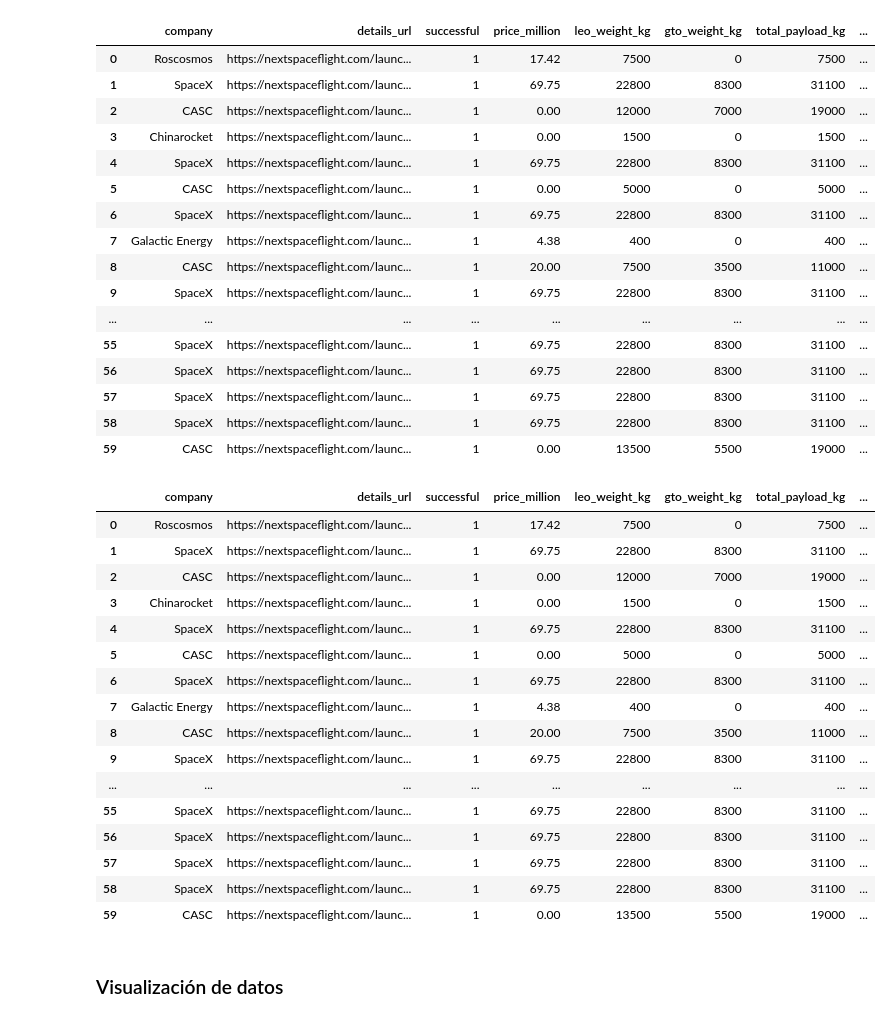
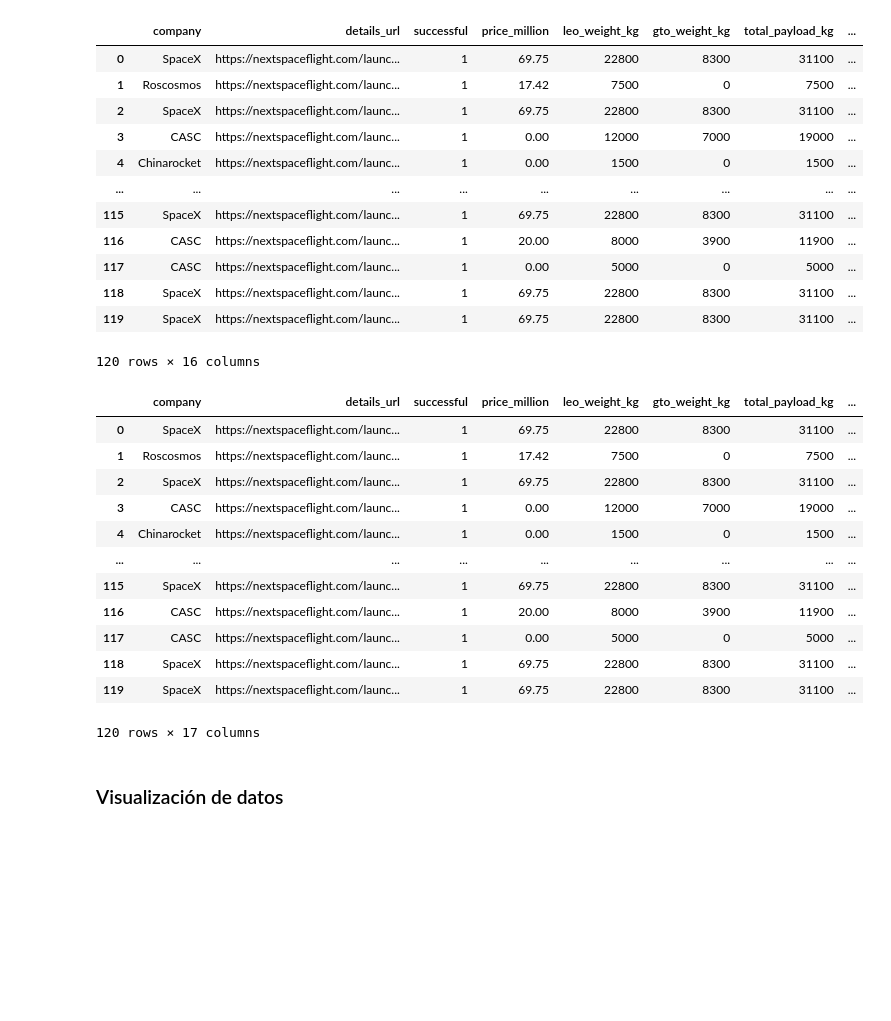
Before and after one commit to BaljeetTM/Tarea1_dataScience, a Jupyter notebook: Tarea1.ipynb, the cells around one changed output. Cells and saved outputs as stored; diff of their text form; code cells hidden in the pictures; blank space fills up the shorter version.

```diff
--- a/Tarea1.ipynb
+++ b/Tarea1.ipynb
@@ -9,7 +9,7 @@ from selenium.webdriver.chrome.options import Options
 import math
 # %%
 base_url = "https://nextspaceflight.com/launches/past/"
-last_page = 2
+last_page = 4
 # %%
 
 
@@ -195,45 +187,37 @@ df.drop(columns=["date", "cleaned_date"], inplace=True)
 df
 # %% [output]
 |  | company | details_url | successful | price_million | leo_weight_kg | gto_weight_kg | total_payload_kg | ... |
-| 0 | Roscosmos | https://nextspaceflight.com/launc... | 1 | 17.42 | 7500 | 0 | 7500 | ... |
-| 1 | SpaceX | https://nextspaceflight.com/launc... | 1 | 69.75 | 22800 | 8300 | 31100 | ... |
-| 2 | CASC | https://nextspaceflight.com/launc... | 1 | 0.00 | 12000 | 7000 | 19000 | ... |
-| 3 | Chinarocket | https://nextspaceflight.com/launc... | 1 | 0.00 | 1500 | 0 | 1500 | ... |
-| 4 | SpaceX | https://nextspaceflight.com/launc... | 1 | 69.75 | 22800 | 8300 | 31100 | ... |
-| 5 | CASC | https://nextspaceflight.com/launc... | 1 | 0.00 | 5000 | 0 | 5000 | ... |
-| 6 | SpaceX | https://nextspaceflight.com/launc... | 1 | 69.75 | 22800 | 8300 | 31100 | ... |
-| 7 | Galactic Energy | https://nextspaceflight.com/launc... | 1 | 4.38 | 400 | 0 | 400 | ... |
-| 8 | CASC | https://nextspaceflight.com/launc... | 1 | 20.00 | 7500 | 3500 | 11000 | ... |
-| 9 | SpaceX | https://nextspaceflight.com/launc... | 1 | 69.75 | 22800 | 8300 | 31100 | ... |
+| 0 | SpaceX | https://nextspaceflight.com/launc... | 1 | 69.75 | 22800 | 8300 | 31100 | ... |
+| 1 | Roscosmos | https://nextspaceflight.com/launc... | 1 | 17.42 | 7500 | 0 | 7500 | ... |
+| 2 | SpaceX | https://nextspaceflight.com/launc... | 1 | 69.75 | 22800 | 8300 | 31100 | ... |
+| 3 | CASC | https://nextspaceflight.com/launc... | 1 | 0.00 | 12000 | 7000 | 19000 | ... |
+| 4 | Chinarocket | https://nextspaceflight.com/launc... | 1 | 0.00 | 1500 | 0 | 1500 | ... |
 | ... | ... | ... | ... | ... | ... | ... | ... | ... |
-| 55 | SpaceX | https://nextspaceflight.com/launc... | 1 | 69.75 | 22800 | 8300 | 31100 | ... |
-| 56 | SpaceX | https://nextspaceflight.com/launc... | 1 | 69.75 | 22800 | 8300 | 31100 | ... |
-| 57 | SpaceX | https://nextspaceflight.com/launc... | 1 | 69.75 | 22800 | 8300 | 31100 | ... |
-| 58 | SpaceX | https://nextspaceflight.com/launc... | 1 | 69.75 | 22800 | 8300 | 31100 | ... |
-| 59 | CASC | https://nextspaceflight.com/launc... | 1 | 0.00 | 13500 | 5500 | 19000 | ... |
+| 115 | SpaceX | https://nextspaceflight.com/launc... | 1 | 69.75 | 22800 | 8300 | 31100 | ... |
+| 116 | CASC | https://nextspaceflight.com/launc... | 1 | 20.00 | 8000 | 3900 | 11900 | ... |
+| 117 | CASC | https://nextspaceflight.com/launc... | 1 | 0.00 | 5000 | 0 | 5000 | ... |
+| 118 | SpaceX | https://nextspaceflight.com/launc... | 1 | 69.75 | 22800 | 8300 | 31100 | ... |
+| 119 | SpaceX | https://nextspaceflight.com/launc... | 1 | 69.75 | 22800 | 8300 | 31100 | ... |
+120 rows × 16 columns
 # %%
 volumen_cohete = math.pi * (df["fairing_diameter_m"] / 2) ** 2 * df["rocket_height_m"]
 volumen_carenado = math.pi * (df["fairing_diameter_m"] / 2) ** 2 * df["fairing_height_m"] * (1/3)
-df["volumen_total_m3"] = volumen_cohete + volumen_carenado
+df["volume_total_m3"] = volumen_cohete + volumen_carenado
 df
 # %% [output]
 |  | company | details_url | successful | price_million | leo_weight_kg | gto_weight_kg | total_payload_kg | ... |
-| 0 | Roscosmos | https://nextspaceflight.com/launc... | 1 | 17.42 | 7500 | 0 | 7500 | ... |
-| 1 | SpaceX | https://nextspaceflight.com/launc... | 1 | 69.75 | 22800 | 8300 | 31100 | ... |
-| 2 | CASC | https://nextspaceflight.com/launc... | 1 | 0.00 | 12000 | 7000 | 19000 | ... |
-| 3 | Chinarocket | https://nextspaceflight.com/launc... | 1 | 0.00 | 1500 | 0 | 1500 | ... |
-| 4 | SpaceX | https://nextspaceflight.com/launc... | 1 | 69.75 | 22800 | 8300 | 31100 | ... |
-| 5 | CASC | https://nextspaceflight.com/launc... | 1 | 0.00 | 5000 | 0 | 5000 | ... |
-| 6 | SpaceX | https://nextspaceflight.com/launc... | 1 | 69.75 | 22800 | 8300 | 31100 | ... |
-| 7 | Galactic Energy | https://nextspaceflight.com/launc... | 1 | 4.38 | 400 | 0 | 400 | ... |
-| 8 | CASC | https://nextspaceflight.com/launc... | 1 | 20.00 | 7500 | 3500 | 11000 | ... |
-| 9 | SpaceX | https://nextspaceflight.com/launc... | 1 | 69.75 | 22800 | 8300 | 31100 | ... |
+| 0 | SpaceX | https://nextspaceflight.com/launc... | 1 | 69.75 | 22800 | 8300 | 31100 | ... |
+| 1 | Roscosmos | https://nextspaceflight.com/launc... | 1 | 17.42 | 7500 | 0 | 7500 | ... |
+| 2 | SpaceX | https://nextspaceflight.com/launc... | 1 | 69.75 | 22800 | 8300 | 31100 | ... |
+| 3 | CASC | https://nextspaceflight.com/launc... | 1 | 0.00 | 12000 | 7000 | 19000 | ... |
+| 4 | Chinarocket | https://nextspaceflight.com/launc... | 1 | 0.00 | 1500 | 0 | 1500 | ... |
 | ... | ... | ... | ... | ... | ... | ... | ... | ... |
-| 55 | SpaceX | https://nextspaceflight.com/launc... | 1 | 69.75 | 22800 | 8300 | 31100 | ... |
-| 56 | SpaceX | https://nextspaceflight.com/launc... | 1 | 69.75 | 22800 | 8300 | 31100 | ... |
-| 57 | SpaceX | https://nextspaceflight.com/launc... | 1 | 69.75 | 22800 | 8300 | 31100 | ... |
-| 58 | SpaceX | https://nextspaceflight.com/launc... | 1 | 69.75 | 22800 | 8300 | 31100 | ... |
-| 59 | CASC | https://nextspaceflight.com/launc... | 1 | 0.00 | 13500 | 5500 | 19000 | ... |
+| 115 | SpaceX | https://nextspaceflight.com/launc... | 1 | 69.75 | 22800 | 8300 | 31100 | ... |
+| 116 | CASC | https://nextspaceflight.com/launc... | 1 | 20.00 | 8000 | 3900 | 11900 | ... |
+| 117 | CASC | https://nextspaceflight.com/launc... | 1 | 0.00 | 5000 | 0 | 5000 | ... |
+| 118 | SpaceX | https://nextspaceflight.com/launc... | 1 | 69.75 | 22800 | 8300 | 31100 | ... |
+| 119 | SpaceX | https://nextspaceflight.com/launc... | 1 | 69.75 | 22800 | 8300 | 31100 | ... |
+120 rows × 17 columns
 # %%
 df.to_csv('launches.csv', index=False)
 # %% [markdown]
```
Also changed, not shown: parts of 11 cells of this notebook, 1 other file.
